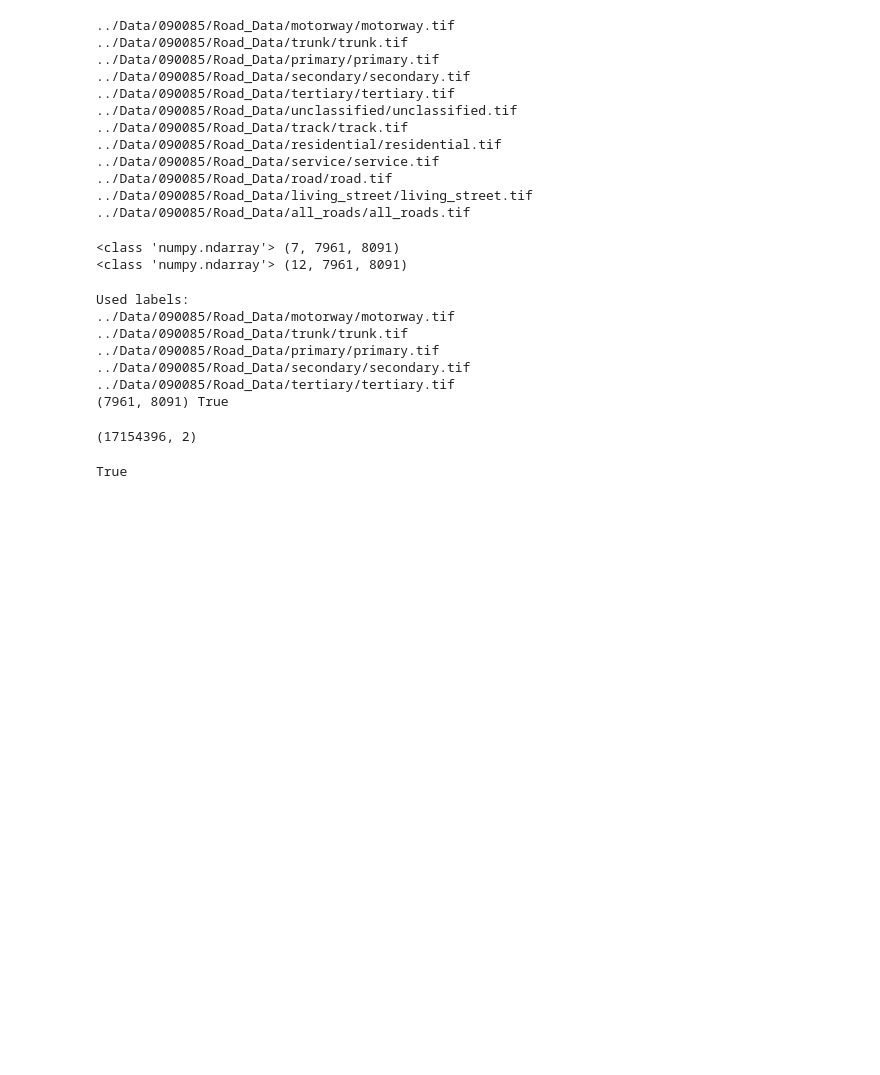
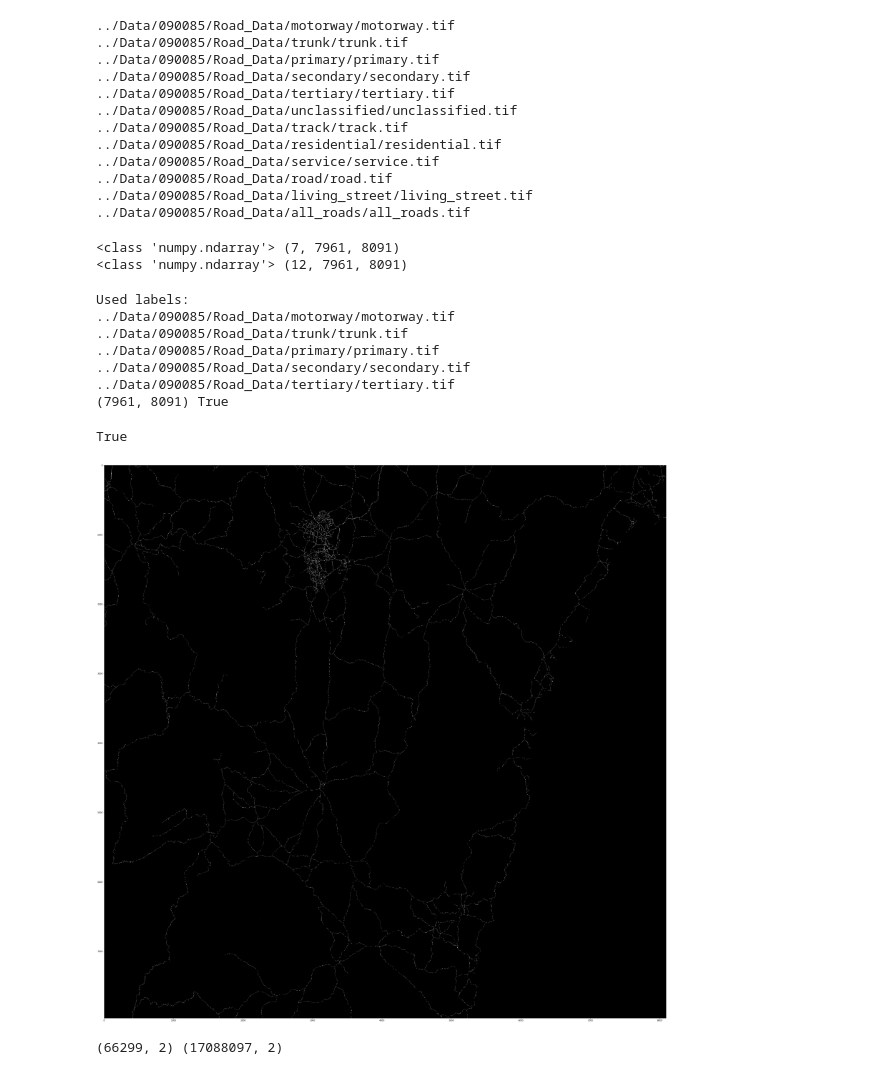
Before and after one commit to LiyaoTang/Road-Extraction-from-Time-Series-Satellite-Images, a Jupyter notebook: Data_Preprocessing/Data_Prep - Segmentation with Central Pixel.ipynb, the cells around one changed output. Saved outputs shown, nothing was run; the diff lists cells and outputs as text; code cells hidden in the pictures; blank space fills up the shorter version.

```diff
--- a/Data_Preprocessing/Data_Prep - Segmentation with Central Pixel.ipynb
+++ b/Data_Preprocessing/Data_Prep - Segmentation with Central Pixel.ipynb
@@ -73,32 +73,44 @@ Used labels:
 # %%
 # save the combined road mask
 save_path = "../Data/090085/Road_Data/motor_trunk_pri_sec_tert/motor_trunk_pri_sec_tert.tif"
 skimage.io.imsave(save_path, combined_road_mask)
 
 skimg_mask = skimage.io.imread(save_path)
 print((skimg_mask == combined_road_mask).all())
 assert (np.logical_or(skimg_mask == 1, skimg_mask == 0)).all()
+
+plt.figure(figsize=(50,50))
+plt.imshow(combined_road_mask, cmap=plt.get_cmap('gray'))
+plt.show()
+# %% [output]
+True
+[figure, added]
 # %%
 # record the top-left coordinate of each possible patches & calculate mu, sigma
 step = 28
-topleft_coordinate = []
+pos_topleft_coordinate = []
+neg_topleft_coordinate = []
 
-# get some negative sample near the positive one
 row_offset = 0
 while (row_offset + step <= raw_image.shape[1]):
     col_offset = 0
     while (col_offset + step <= raw_image.shape[2]):
-        cur_img_patch = raw_image[:,row_offset:row_offset+step, col_offset:col_offset+step]
+        cur_img_patch = raw_image         [:,row_offset:row_offset+step, col_offset:col_offset+step]
+        cur_road_mask = combined_road_mask[  row_offset:row_offset+step, col_offset:col_offset+step]
 
         if (cur_img_patch != -9999).all():
-            topleft_coordinate.append((row_offset, col_offset))
+            if cur_road_mask [int(step/2), int(step/2)] == 1: # positive example
+                pos_topleft_coordinate.append((row_offset, col_offset))
+            else: # negative example
+                neg_topleft_coordinate.append((row_offset, col_offset))
 
         col_offset += 1
     row_offset += 1
 
-topleft_coordinate = np.array(topleft_coordinate)
-print(topleft_coordinate.shape)
+pos_topleft_coordinate = np.array(pos_topleft_coordinate)
+neg_topleft_coordinate = np.array(neg_topleft_coordinate)
+print(pos_topleft_coordinate.shape, neg_topleft_coordinate.shape)
 # %% [output]
-(17154396, 2)
+(66299, 2) (17088097, 2)
 # %%
 # save set
@@ -108,12 +121,4 @@ h5f.create_dataset(name='topleft_coordinate', shape=topleft_coordinate.shape, da
 h5f.close()
-# %%
-h5f = h5py.File(h5_path, 'r')
-h5_topleft_coordinate = np.array(h5f['topleft_coordinate'])
-h5f.close()
-
-print((h5_topleft_coordinate == topleft_coordinate).all())
-# %% [output]
-True
 # %%
 # plot out some patches
 # [0-21450]
```
Also changed, not shown: parts of 1 cell of this notebook, 3 other files.
